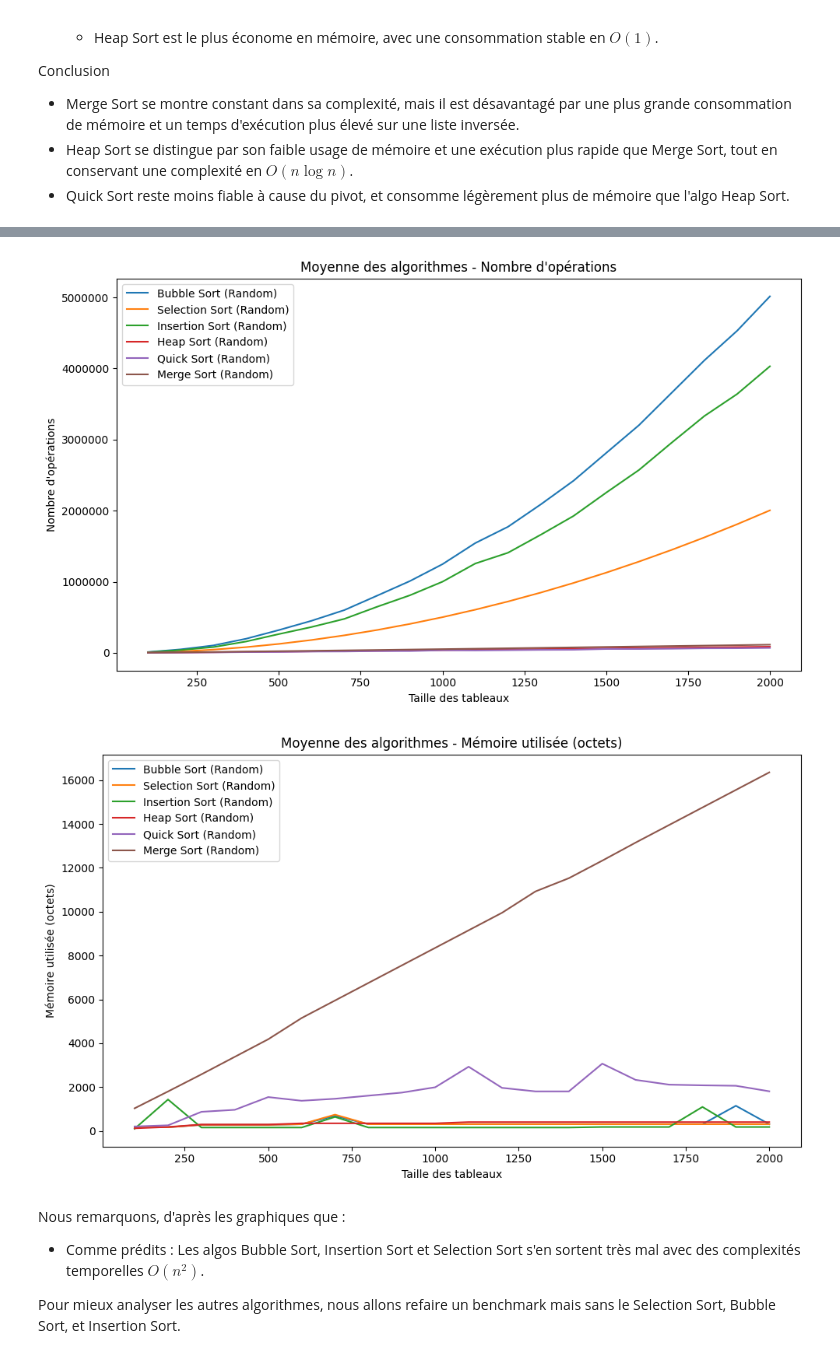
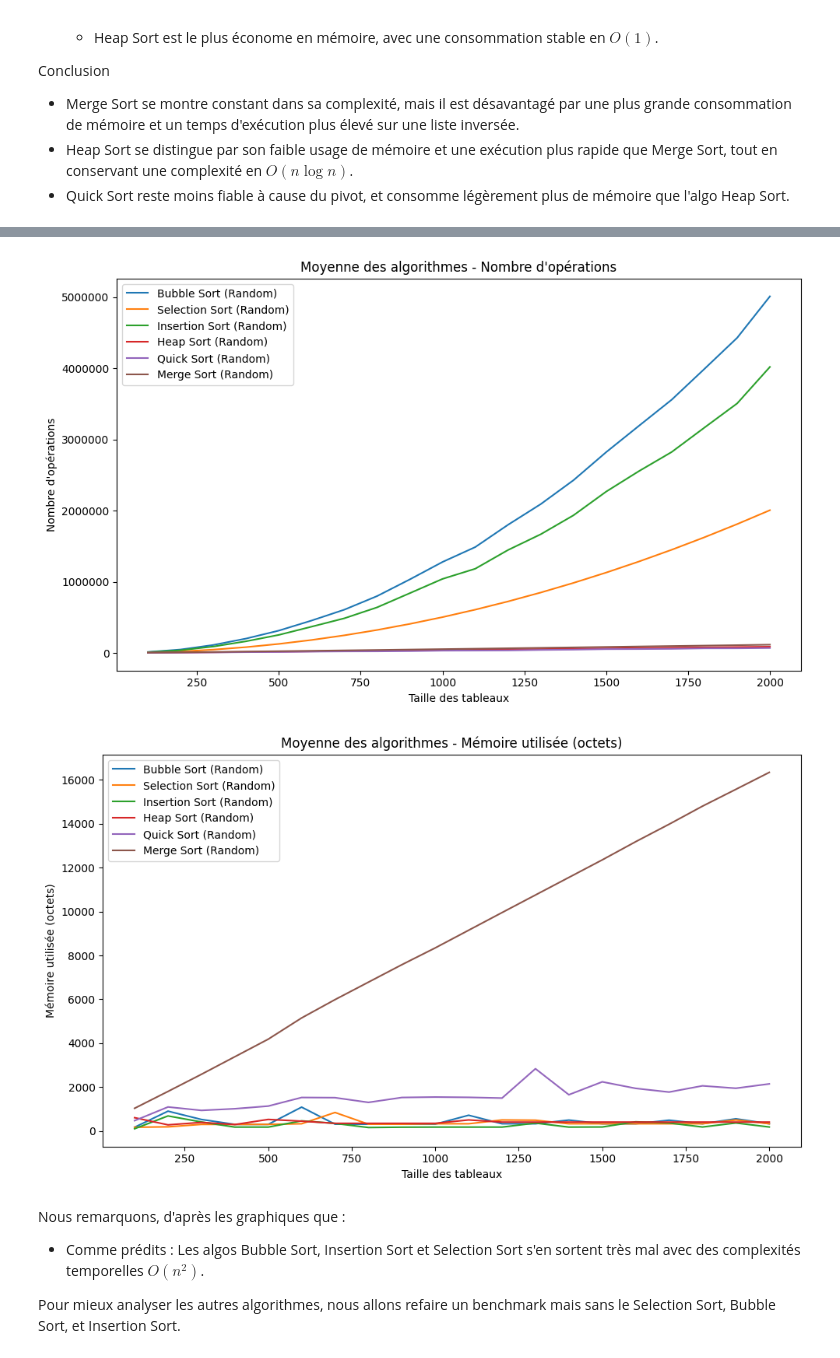
Before and after one commit to ChaelPix/timecomplexity_study_python, a Jupyter notebook: projet_BEAUJARD_Traian.ipynb, the cells around one changed output, grey strips where cells are left out. Cells and saved outputs as stored; diff of their text form; code cells hidden in the pictures.

```diff
--- a/projet_BEAUJARD_Traian.ipynb
+++ b/projet_BEAUJARD_Traian.ipynb
@@ -1127,7 +1138,7 @@ benchmark = SortBenchmark(
     nlist=20,
     nval=100,
     types_to_sort=['random'],
-    n_runs=1,
+    n_runs=5,
     show_plots=True)
 
 benchmark.run()
@@ -1143,5 +1164,5 @@ Exécution de Merge Sort
-[figure, old version]
+[figure, new version]
-[figure, old version]
+[figure, new version]
 # %% [markdown]
 Nous remarquons, d'après les graphiques que :
 
```
Also changed, not shown: parts of 21 cells of this notebook.
